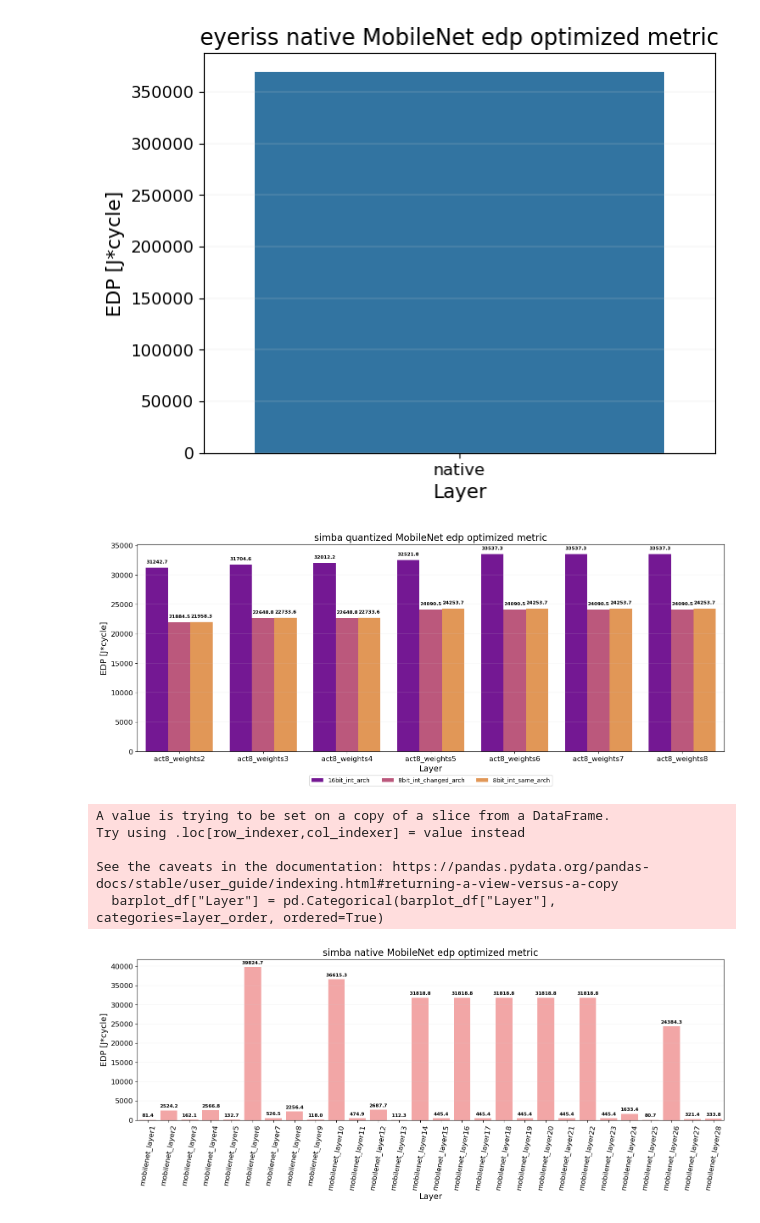
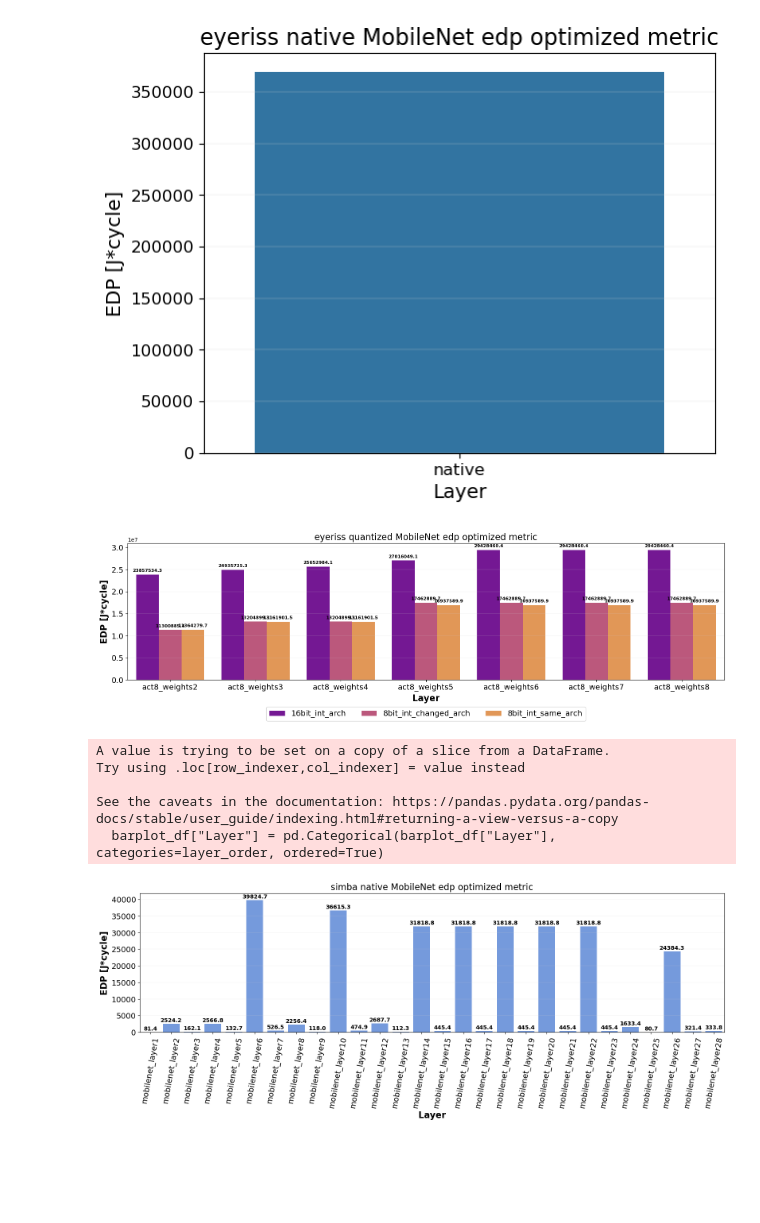
Before and after one commit to honzastor/accelergy-timeloop-infrastructure-quantization-feature, a Jupyter notebook: quantization-exercises/utils/plot_graphs/plot_graphs.ipynb, the cells around one changed output. Saved outputs shown, nothing was run; the diff lists cells and outputs as text; code cells hidden in the pictures; blank space fills up the shorter version.

```diff
--- a/quantization-exercises/utils/plot_graphs/plot_graphs.ipynb
+++ b/quantization-exercises/utils/plot_graphs/plot_graphs.ipynb
@@ -110,7 +145,7 @@ stats_df = pd.concat(stats_dfs, axis=0, ignore_index=True)
 # %%
 """ SCATTER PLOT """
 ### MODIFY/SELECT DATA ###
-design_setting = "gating_optimization" # gating_optimization, no_optimizations
+design_setting = "no_optimizations" # gating_optimization, no_optimizations
 layer_choice = 'AlexNet_layer3' # AlexNet_layer1, AlexNet_layer2, AlexNet_layer3, AlexNet_layer4, AlexNet_layer5
 
 scatter_plot_df = oaves_df.loc[(oaves_df['Layer'] == layer_choice) & (design_setting == oaves_df['Design setting'])]
@@ -126,7 +161,7 @@ for quant_setting in quant_settings:
     scatter_plot_df.loc[best_mapping.name, 'Best'] = True
 
 ### PLOT GRAPHS ###
-fig, axes = plt.subplots(nrows=1, ncols=3, figsize=(15, 5), sharex=True, sharey=True)
+fig, axes = plt.subplots(nrows=1, ncols=3, figsize=(16, 5), sharex=True, sharey=True)
 
 for i, setting in enumerate(quant_settings):
     sub_df = scatter_plot_df[scatter_plot_df['Datawidth setting'] == setting]
@@ -134,12 +169,12 @@ for i, setting in enumerate(quant_settings):
     other_df = sub_df[~sub_df['Best']]
     axes[i].scatter(other_df['Cycles'], other_df['Energy [uJ]'], s=20, alpha=0.2, c='tab:blue', rasterized=True)
     axes[i].scatter(best_df['Cycles'], best_df['Energy [uJ]'], s=40, alpha=1, c='r', marker='x', rasterized=True)
-    axes[i].set_xlabel('Cycles', fontsize=14)
+    axes[i].set_xlabel('Cycles', fontsize=16, fontweight='bold')
     if i == 0:
-        axes[i].set_ylabel('Energy [uJ]', fontsize=14)
+        axes[i].set_ylabel('Energy [uJ]', fontsize=16, fontweight='bold')
     axes[i].set_title(setting, fontsize=16)
     axes[i].grid(True, color='lightgray', linestyle='-', linewidth=0.5, alpha=0.25)
-    axes[i].tick_params(axis='both', which='major', labelsize=12)
+    axes[i].tick_params(axis='both', which='major', labelsize=14)
 
 #saving the graph image
 plt.tight_layout()
@@ -262,27 +297,27 @@ arch_name = "eyeriss" # eyeriss, simba
 barplot_df = stats_df[(stats_df['Architecture'] == arch_name)]
 
 ### PLOT GRAPHS ###
-plt.figure(figsize=(15, 6))
+plt.figure(figsize=(16, 5))
 barplot = sns.barplot(x="Layer", y="EDP [J*cycle]", hue="Datawidth setting", data=barplot_df, palette="bright")
 
 # Add y-axis grid lines
 plt.grid(axis='y', color='lightgray', linestyle='-', linewidth=0.25, alpha=0.75)
 
 # Set plot labels
-plt.xlabel('Layer', fontsize=14)
-plt.ylabel('EDP [J*cycle]', fontsize=14)
-plt.xticks(fontsize=12)
-plt.yticks(fontsize=12)
+plt.xlabel('Layer', fontsize=16, fontweight='bold')
+plt.ylabel('EDP [J*cycle]', fontsize=16, fontweight='bold')
+plt.xticks(fontsize=14)
+plt.yticks(fontsize=14)
 
 # Set legend position and font size
-plt.legend(loc='upper right')
+plt.legend(loc='upper right', fontsize=14)
 
 # Loop over the bars, and add a label (the value of the bar) above each bar
 for p in barplot.patches:
     barplot.annotate(format(p.get_height(), '.1f'),
                    (p.get_x() + p.get_width() / 2., p.get_height()),
                    ha = 'center', va = 'center',
-                   xytext = (0, 10),
+                   xytext = (0, 7),
                    textcoords = 'offset points',
                    fontsize=8,  # Adjust the font size as desired
                    weight='bold')  # Make the font bold
@@ -400,7 +492,7 @@ plt.show()
 # %%
 """ BAR PLOT QUANTIZED WHOLE MODELS """
 ### MODIFY/SELECT DATA ###
-arch_name = "simba"    # "eyeriss", "simba"
+arch_name = "eyeriss"    # "eyeriss", "simba"
 # Filter the dataframe based on the chosen architecture
 barplot_df = quant_stats_df[(quant_stats_df['Architecture'] == arch_name)]
 
@@ -408,43 +500,43 @@ barplot_df = quant_stats_df[(quant_stats_df['Architecture'] == arch_name)]
 barplot_df = barplot_df.groupby(['Design setting', 'Datawidth setting']).sum().reset_index()
 
 ### PLOT GRAPHS ###
-plt.figure(figsize=(15, 6))
+plt.figure(figsize=(16, 5))
 barplot = sns.barplot(x="Datawidth setting", y="EDP [J*cycle]", hue="Design setting", data=barplot_df, palette="plasma")
 
 # Add y-axis grid lines
 plt.grid(axis='y', color='lightgray', linestyle='-', linewidth=0.25, alpha=0.75)
 
 # Set plot labels
-plt.xlabel('Layer', fontsize=14)
-plt.ylabel('EDP [J*cycle]', fontsize=14)
-plt.xticks(fontsize=12)
-plt.yticks(fontsize=12)
+plt.xlabel('Layer', fontsize=16, fontweight='bold')
+plt.ylabel('EDP [J*cycle]', fontsize=16, fontweight='bold')
+plt.xticks(fontsize=14)
+plt.yticks(fontsize=14)
 
 # Set legend position and font size
-plt.legend(loc='upper center', bbox_to_anchor=(0.5, -0.1), ncol=3)
+plt.legend(loc='upper center', bbox_to_anchor=(0.5, -0.17), ncol=3, fontsize=14)
 
 # Loop over the bars, and add a label (the value of the bar) above each bar
 for p in barplot.patches:
     barplot.annotate(format(p.get_height(), '.1f'),
                    (p.get_x() + p.get_width() / 2., p.get_height()),
                    ha = 'center', va = 'center',
-                   xytext = (0, 10),
+                   xytext = (0, 7),
                    textcoords = 'offset points',
                    fontsize=8,  # Adjust the font size as desired
                    weight='bold')  # Make the font bold
 
 # Save the plot
 plt.tight_layout()
 fig_location = "plots/Experiment3"
 if not os.path.exists(fig_location):
     os.makedirs(fig_location)
 plt.savefig(os.path.join(fig_location, f'{arch_name}_edp_quant_MobileNet_barplot.png'), bbox_inches='tight')
 plt.savefig(os.path.join(fig_location, f'{arch_name}_edp_quant_MobileNet_barplot.pdf'), bbox_inches='tight')
 
 plt.title(f"{arch_name} quantized MobileNet edp optimized metric", fontsize=16)
 plt.show()
 # %% [output]
-[figure, old version]
+[figure, new version]
 # %%
 """ BAR PLOT NATIVE MODEL LAYERS """
 ### MODIFY/SELECT DATA ###
@@ -458,27 +550,27 @@ layer_order = [f"mobilenet_layer{i}" for i in range(1,29)]
 barplot_df["Layer"] = pd.Categorical(barplot_df["Layer"], categories=layer_order, ordered=True)
 
 ### PLOT GRAPHS ###
-plt.figure(figsize=(15, 6))
+plt.figure(figsize=(16, 6))
 pastel_red = (255/255, 153/255, 153/255)
-barplot = sns.barplot(x="Layer", y="EDP [J*cycle]", data=barplot_df, color=pastel_red)
+barplot = sns.barplot(x="Layer", y="EDP [J*cycle]", data=barplot_df, color="cornflowerblue")
 
 # Add y-axis grid lines
 plt.grid(axis='y', color='lightgray', linestyle='-', linewidth=0.25, alpha=0.75)
 
 # Set plot labels
-plt.xlabel('Layer', fontsize=14)
-plt.ylabel('EDP [J*cycle]', fontsize=14)
-plt.xticks(rotation=80, fontsize=12)
-plt.yticks(fontsize=12)
+plt.xlabel('Layer', fontsize=16, fontweight='bold')
+plt.ylabel('EDP [J*cycle]', fontsize=16, fontweight='bold')
+plt.xticks(rotation=80, fontsize=14)
+plt.yticks(fontsize=14)
 
 # Loop over the bars, and add a label (the value of the bar) above each bar
 for p in barplot.patches:
     barplot.annotate(format(p.get_height(), '.1f'),
                    (p.get_x() + p.get_width() / 2., p.get_height()),
                    ha = 'center', va = 'center',
-                   xytext = (0, 7),
+                   xytext = (0, 6),
                    textcoords = 'offset points',
-                   fontsize=8,  # Adjust the font size as desired
+                   fontsize=10,  # Adjust the font size as desired
                    weight='bold')  # Make the font bold
 
 # Save the plot
@@ -497,7 +589,7 @@ Try using .loc[row_indexer,col_indexer] = value instead
 
 See the caveats in the documentation: https://pandas.pydata.org/pandas-docs/stable/user_guide/indexing.html#returning-a-view-versus-a-copy
   barplot_df["Layer"] = pd.Categorical(barplot_df["Layer"], categories=layer_order, ordered=True)
-[figure, old version]
+[figure, new version]
 # %%
 """ BAR PLOT QUANTIZED MODEL LAYERS """
 ### MODIFY/SELECT DATA ###
```
Also changed, not shown: parts of 11 cells of this notebook.
